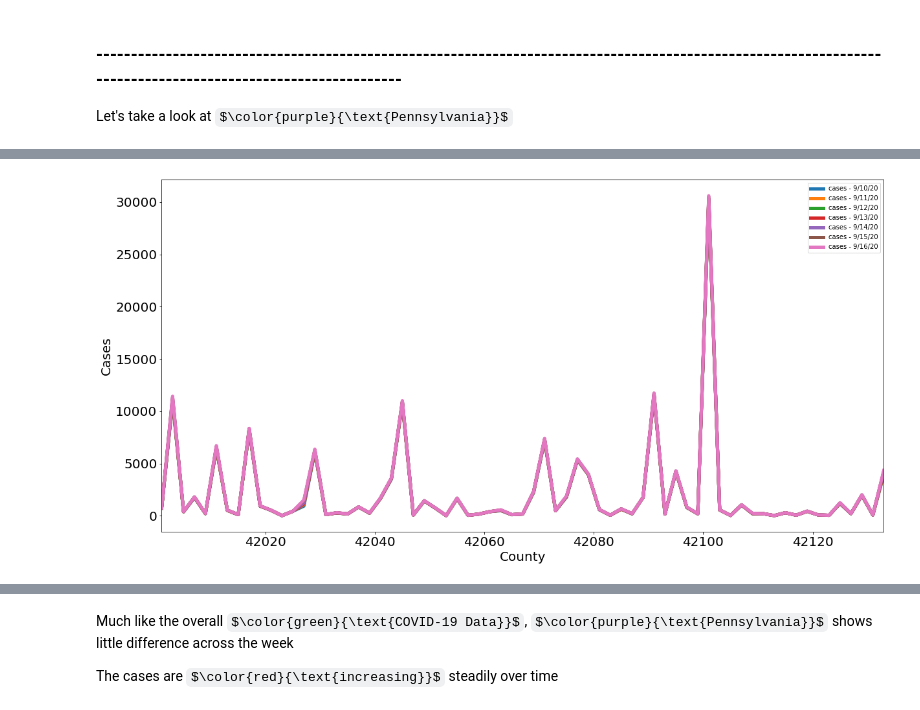
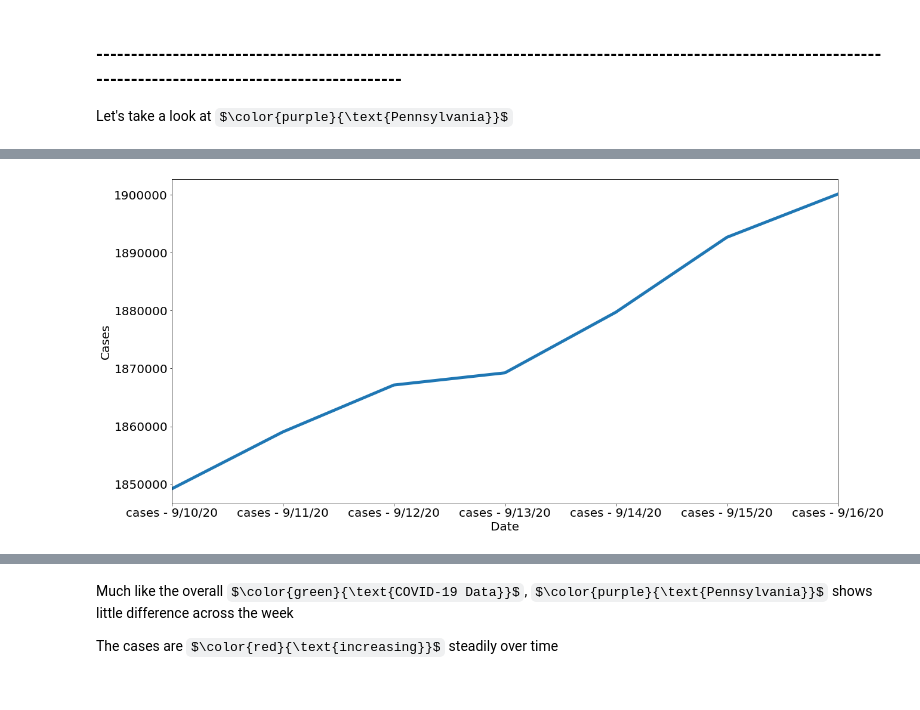
Before and after one commit to UNCG-CSE/COVID-Team-1, a Jupyter notebook: src/kat/individual_covid_part1.ipynb, the cells around one changed output, grey strips where cells are left out. Drawn from its saved outputs; the diff is of its cells as text; code cells hidden in the pictures; some formulas as TeX source.

Commit message:
Added graphs that Mohanty told me to

```diff
--- a/src/kat/individual_covid_part1.ipynb
+++ b/src/kat/individual_covid_part1.ipynb
@@ -64,10 +64,14 @@ df.head()
 # %%
 # Grouping and creating our last week column list
 covid_grouped = df.groupby(df.State)
-last_week = ['cases - 9/10/20','cases - 9/11/20',
+last_week_cases = ['cases - 9/10/20','cases - 9/11/20',
              'cases - 9/12/20', 'cases - 9/13/20',
              'cases - 9/14/20', 'cases - 9/15/20',
              'cases - 9/16/20']
+last_week_deaths = ['deaths - 9/10/20','deaths - 9/11/20',
+             'deaths - 9/12/20', 'deaths - 9/13/20',
+             'deaths - 9/14/20', 'deaths - 9/15/20',
+             'deaths - 9/16/20']
 # %% [markdown]
 Instead of looking at every county, we will only look at the top 5 counties for each state
 # %%
@@ -191,6 +172,6 @@ countyFIPS
 # %%
-penn_counties.plot(figsize=(20,10), linewidth=5, fontsize=20)
+pennsylvania_cvd[last_week_cases].sum().plot(figsize=(20,10), linewidth=5, fontsize=20)
 plt.ylabel('Cases', fontsize=20)
-plt.xlabel('County', fontsize=20);
+plt.xlabel('Date', fontsize=20);
 # %% [output]
-[figure, old version]
+[figure, new version]
```
Also changed, not shown: parts of 6 cells of this notebook.
